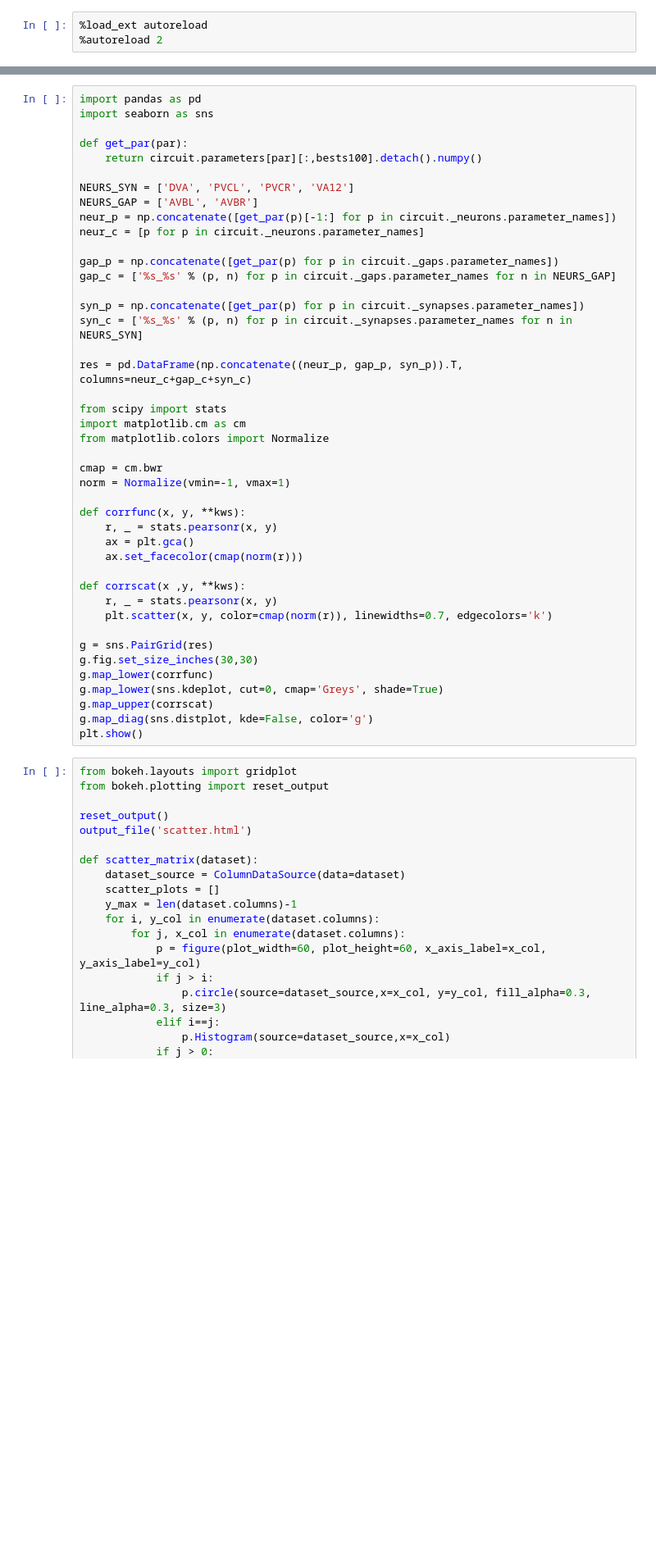
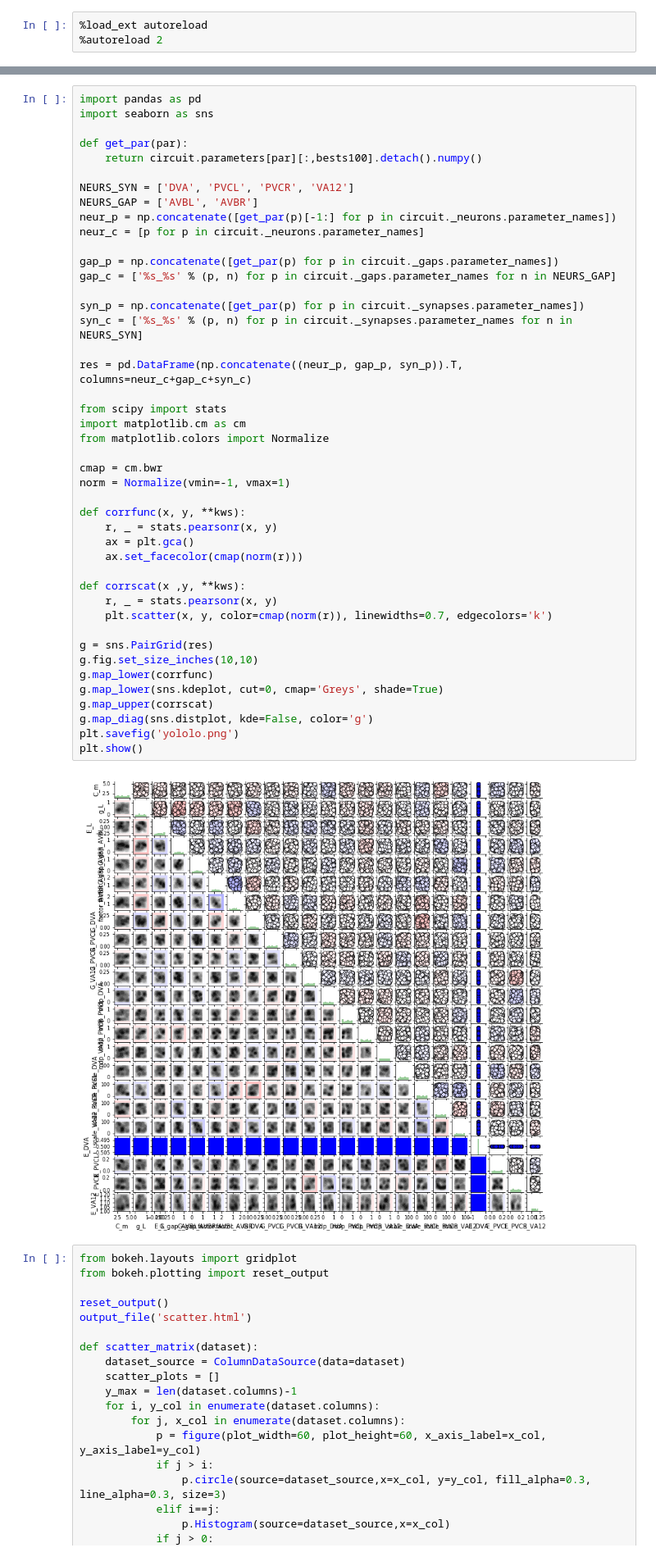
Before and after one commit to MarcJavin/ODYNN, a Jupyter notebook: WBI/SingleNeurOpt.ipynb, the cells around one changed output, grey strips where cells are left out. Shown at 82% size. Saved outputs shown, nothing was run; the diff lists cells and outputs as text; blank space fills up the shorter version.

```diff
--- a/WBI/SingleNeurOpt.ipynb
+++ b/WBI/SingleNeurOpt.ipynb
@@ -232,34 +271,37 @@ neur_c = [p for p in circuit._neurons.parameter_names]
 gap_p = np.concatenate([get_par(p) for p in circuit._gaps.parameter_names])
 gap_c = ['%s_%s' % (p, n) for p in circuit._gaps.parameter_names for n in NEURS_GAP]
 
 syn_p = np.concatenate([get_par(p) for p in circuit._synapses.parameter_names])
 syn_c = ['%s_%s' % (p, n) for p in circuit._synapses.parameter_names for n in NEURS_SYN]
 
 res = pd.DataFrame(np.concatenate((neur_p, gap_p, syn_p)).T, columns=neur_c+gap_c+syn_c)
 
 from scipy import stats
 import matplotlib.cm as cm
 from matplotlib.colors import Normalize
 
 cmap = cm.bwr
 norm = Normalize(vmin=-1, vmax=1)
 
 def corrfunc(x, y, **kws):
     r, _ = stats.pearsonr(x, y)
     ax = plt.gca()
     ax.set_facecolor(cmap(norm(r)))
 
 def corrscat(x ,y, **kws):
     r, _ = stats.pearsonr(x, y)
     plt.scatter(x, y, color=cmap(norm(r)), linewidths=0.7, edgecolors='k')
 
 g = sns.PairGrid(res)
-g.fig.set_size_inches(30,30)
+g.fig.set_size_inches(10,10)
 g.map_lower(corrfunc)
 g.map_lower(sns.kdeplot, cut=0, cmap='Greys', shade=True)
 g.map_upper(corrscat)
 g.map_diag(sns.distplot, kde=False, color='g')
+plt.savefig('yololo.png')
 plt.show()
+# %% [output]
+[figure, added]
 # %%
 from bokeh.layouts import gridplot
 from bokeh.plotting import reset_output
```
Also changed, not shown: parts of 6 cells of this notebook, 1 other file.
